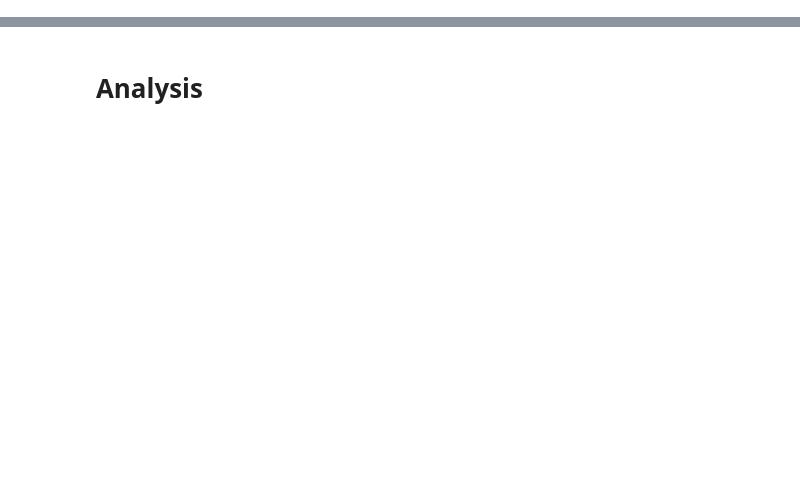
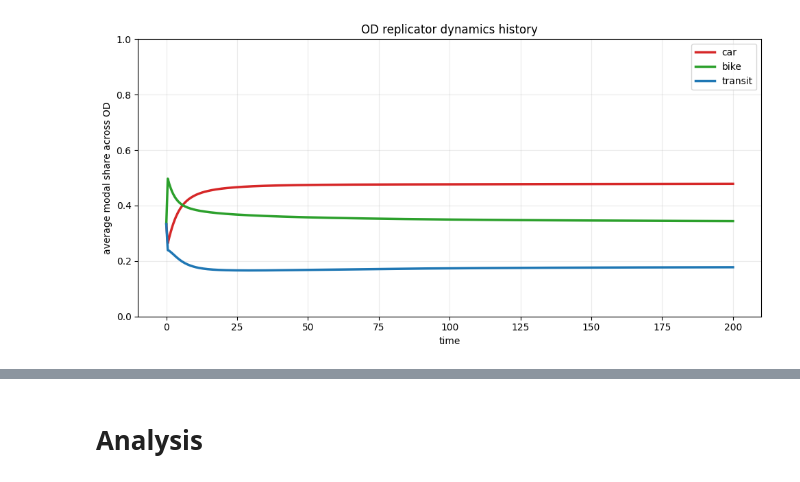
Before and after one commit to alessiopitteri/network_congestion_game, a Jupyter notebook: cg_od.ipynb, the cells around one changed output, grey strips where cells are left out. Drawn from its saved outputs; the diff is of its cells as text; code cells hidden in the pictures; blank space fills up the shorter version.

```diff
--- a/cg_od.ipynb
+++ b/cg_od.ipynb
@@ -208,0 +128,90 @@ edge (5, 9) -> flow 8.0000
+# %%
+# ============================================================
+# PLOT: DYNAMICS HISTORY
+# ============================================================
+
+# average modal share across all OD pairs over time
+mode_history = X.mean(axis=1)  # shape (T, K)
+
+plt.figure(figsize=(10, 5))
+for m, name in enumerate(mode_names):
+    plt.plot(
+        t,
+        mode_history[:, m],
+        label=name,
+        linewidth=2.5,
+        color=mode_colors[name],
+    )
+
+plt.xlabel("time")
+plt.ylabel("average modal share across OD")
+plt.title("OD replicator dynamics history")
+plt.grid(alpha=0.25)
+plt.legend()
+plt.tight_layout()
+plt.ylim(0, 1)  # modal shares are between 0 and 1
+plt.show()
+
+# ============================================================
+# PLOT: GRAPH WITH FLOWS BY MODE (different colors)
+# ============================================================
+
+x_final = X[-1]
+
+# flow per edge and mode
+final_mode_flows = np.zeros((model.E, model.K))
+for od in range(model.N_od):
+    for m in range(model.K):
+        share = x_final[od, m]
+        path = model.paths[(od, m)]
+        for e in path:
+            final_mode_flows[e, m] += share
+
+fig, axes = plt.subplots(1, 3, figsize=(18, 6), constrained_layout=True)
+for m, ax in enumerate(axes):
+    mode_name = mode_names[m]
+    edge_values = final_mode_flows[:, m]
+
+    norm = plt.Normalize(vmin=edge_values.min(), vmax=edge_values.max() + 1e-12)
+    edge_widths = 1.0 + 6.0 * norm(edge_values)
+
+    nx.draw_networkx_nodes(
+        G, pos=pos, node_size=220, node_color="lightgray", ax=ax
+    )
+    nx.draw_networkx_labels(
+        G, pos=pos, font_size=8, ax=ax
+    )
+    nx.draw_networkx_edges(
+        G,
+        pos=pos,
+        edgelist=edges,
+        width=edge_widths,
+        edge_color=edge_values,
+        edge_cmap=mode_cmaps[mode_name],
+        alpha=0.95,
+        ax=ax,
+    )
+
+    sm = plt.cm.ScalarMappable(cmap=mode_cmaps[mode_name], norm=norm)
+    plt.colorbar(sm, ax=ax, fraction=0.046, pad=0.04, label=f"{mode_name} flow")
+
+    ax.set_title(f"Final edge flows - {mode_name}")
+    ax.axis("off")
+
+plt.show()
+
+# ============================================================
+# QUICK NUMERIC SUMMARY
+# ============================================================
+
+print("\nFinal average modal shares:")
+for m, name in enumerate(mode_names):
+    print(f"{name}: {mode_history[-1, m]:.4f}")
+
+agg_flows = final_mode_flows.sum(axis=1)
+top_edges = np.argsort(agg_flows)[-5:][::-1]
+print("\nTop 5 edges by final aggregate flow:")
+for idx in top_edges:
+    print(f"edge {edges[idx]} -> flow {agg_flows[idx]:.4f}")
+# %% [output]
+[figure, added]
```
Also changed, not shown: parts of 5 cells of this notebook, 6 other files.
